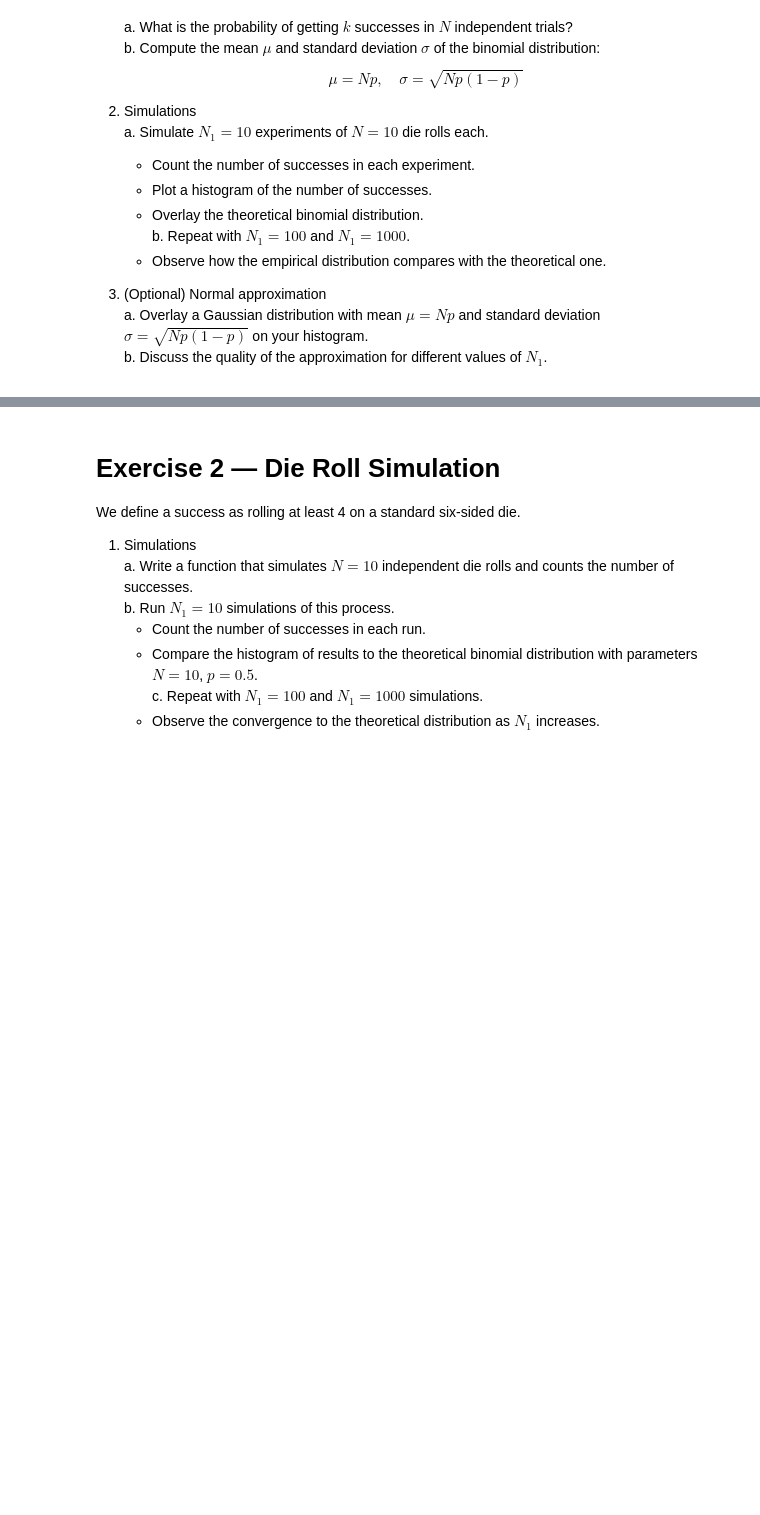
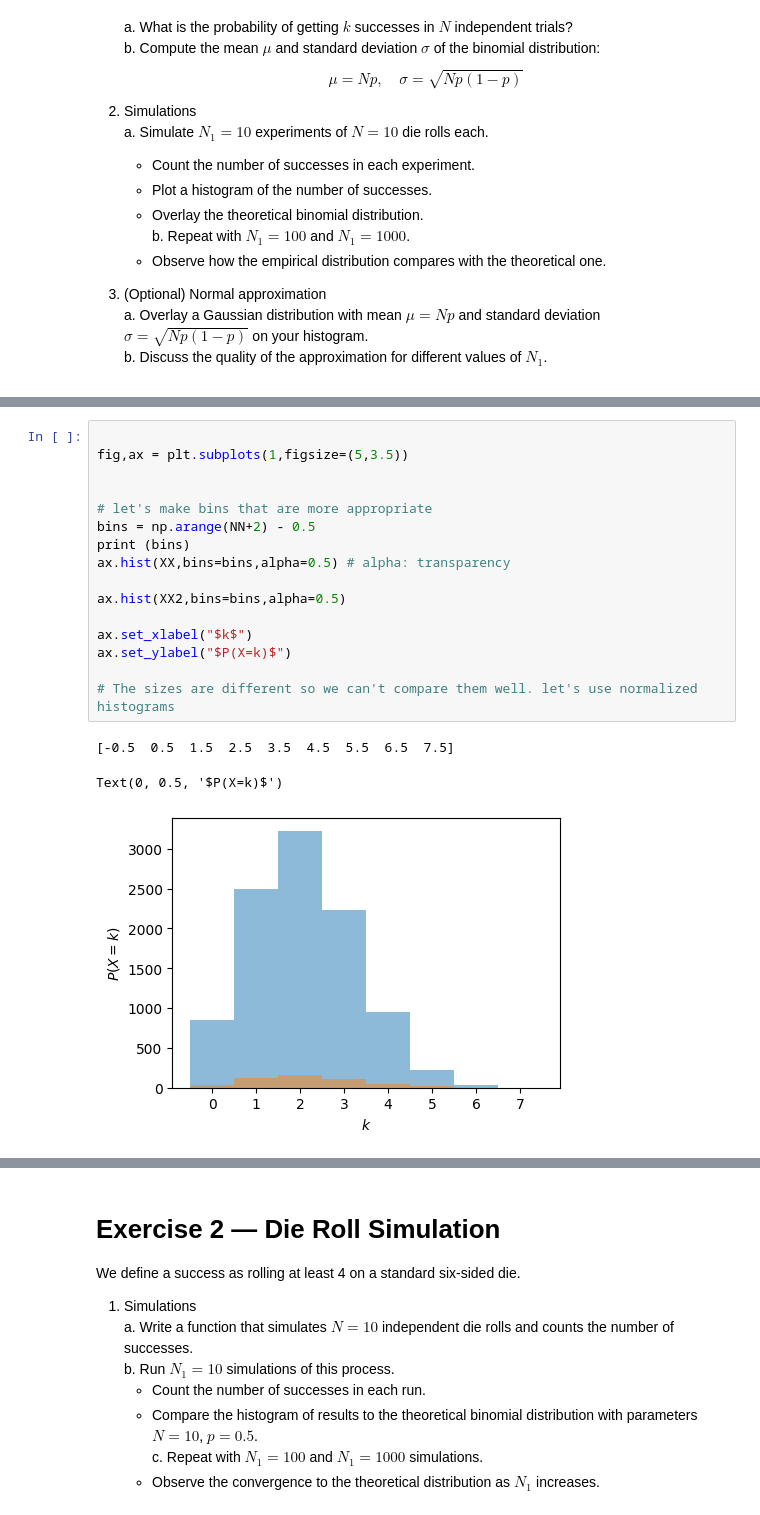
Before and after one commit to blhuillier/2025B_AstroDataAnalysis, a Jupyter notebook: Notebooks/Chap_1_Exercises.ipynb, the cells around one changed output, grey strips where cells are left out. Cells and saved outputs as stored; diff of their text form; blank space fills up the shorter version.

```diff
--- a/Notebooks/Chap_1_Exercises.ipynb
+++ b/Notebooks/Chap_1_Exercises.ipynb
@@ -27,0 +104,20 @@ We consider the experiment: rolling a standard six-sided die and recording wheth
+# %%
+
+fig,ax = plt.subplots(1,figsize=(5,3.5))
+
+
+# let's make bins that are more appropriate
+bins = np.arange(NN+2) - 0.5
+print (bins)
+ax.hist(XX,bins=bins,alpha=0.5) # alpha: transparency
+
+ax.hist(XX2,bins=bins,alpha=0.5)
+
+ax.set_xlabel("$k$")
+ax.set_ylabel("$P(X=k)$")
+
+# The sizes are different so we can't compare them well. let's use normalized histograms
+# %% [output]
+[-0.5  0.5  1.5  2.5  3.5  4.5  5.5  6.5  7.5]
+Text(0, 0.5, '$P(X=k)$')
+[figure, added]
```
Also changed, not shown: parts of 8 cells of this notebook.
